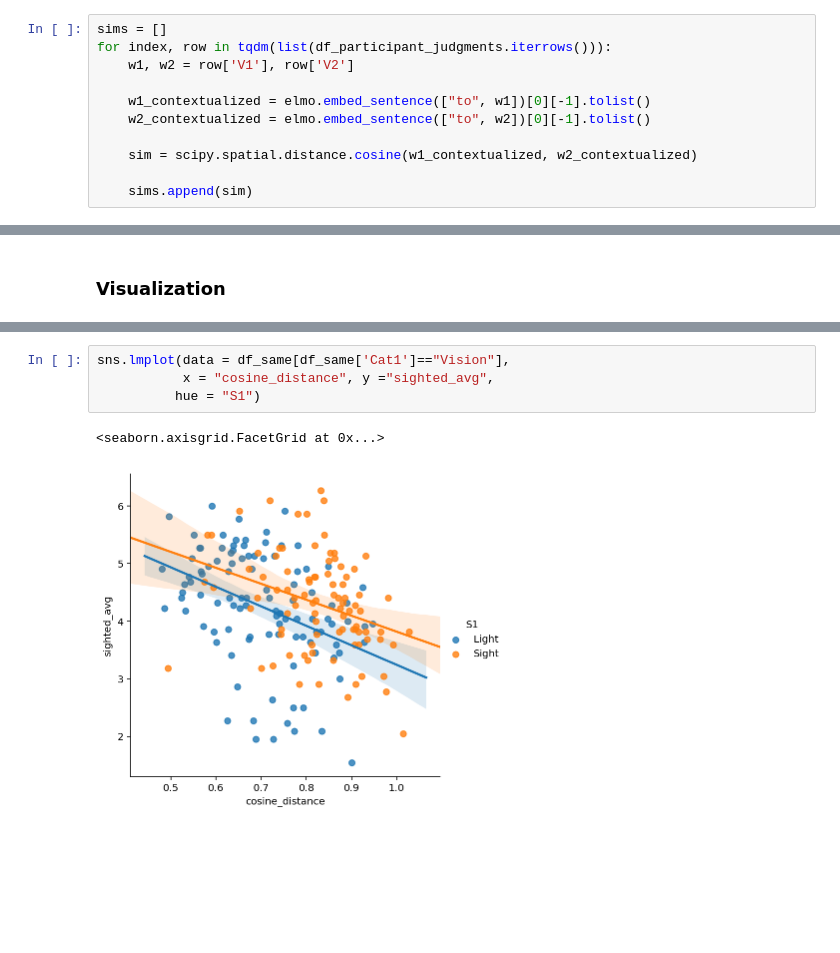
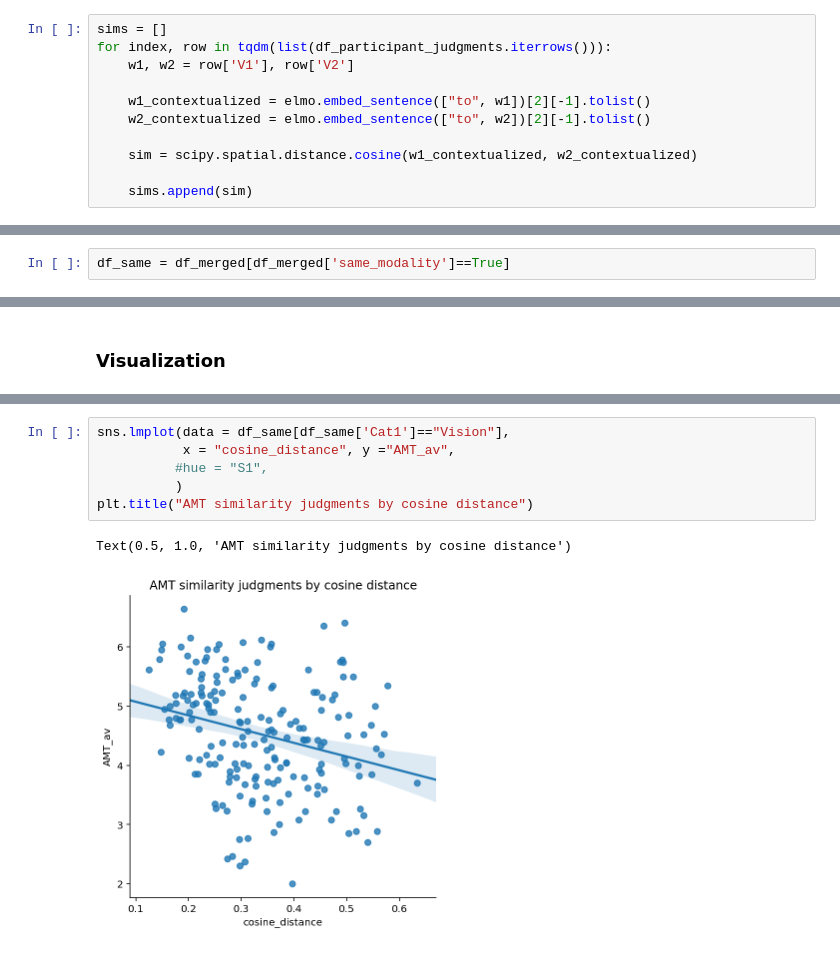
Before and after one commit to seantrott/abstract_concrete, a Jupyter notebook: comparing_to_humans.ipynb, the cells around one changed output, grey strips where cells are left out. Saved outputs shown, nothing was run; the diff lists cells and outputs as text; blank space fills up the shorter version.

```diff
--- a/comparing_to_humans.ipynb
+++ b/comparing_to_humans.ipynb
@@ -42,8 +42,8 @@ sims = []
 for index, row in tqdm(list(df_participant_judgments.iterrows())):
     w1, w2 = row['V1'], row['V2']
 
-    w1_contextualized = elmo.embed_sentence(["to", w1])[0][-1].tolist()
-    w2_contextualized = elmo.embed_sentence(["to", w2])[0][-1].tolist()
+    w1_contextualized = elmo.embed_sentence(["to", w1])[2][-1].tolist()
+    w2_contextualized = elmo.embed_sentence(["to", w2])[2][-1].tolist()
 
     sim = scipy.spatial.distance.cosine(w1_contextualized, w2_contextualized)
 
@@ -294,0 +369,2 @@ Interestingly, the coefficient for *vision verbs* for blind participants is equi
+# %%
+df_same = df_merged[df_merged['same_modality']==True]
@@ -297,7 +425,9 @@ Interestingly, the coefficient for *vision verbs* for blind participants is equi
 # %%
 sns.lmplot(data = df_same[df_same['Cat1']=="Vision"],
-           x = "cosine_distance", y ="sighted_avg",
-          hue = "S1")
+           x = "cosine_distance", y ="AMT_av",
+          #hue = "S1",
+          )
+plt.title("AMT similarity judgments by cosine distance")
 # %% [output]
-<seaborn.axisgrid.FacetGrid at 0x...>
+Text(0.5, 1.0, 'AMT similarity judgments by cosine distance')
-[figure, old version]
+[figure, new version]
```
Also changed, not shown: parts of 86 cells of this notebook, 3 other files.
